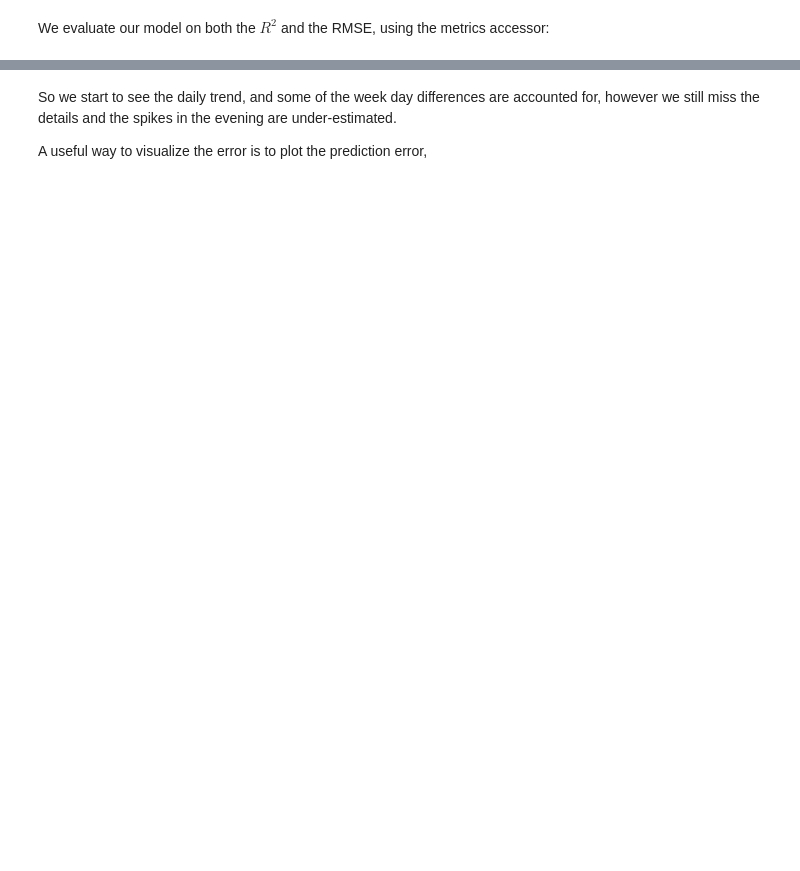
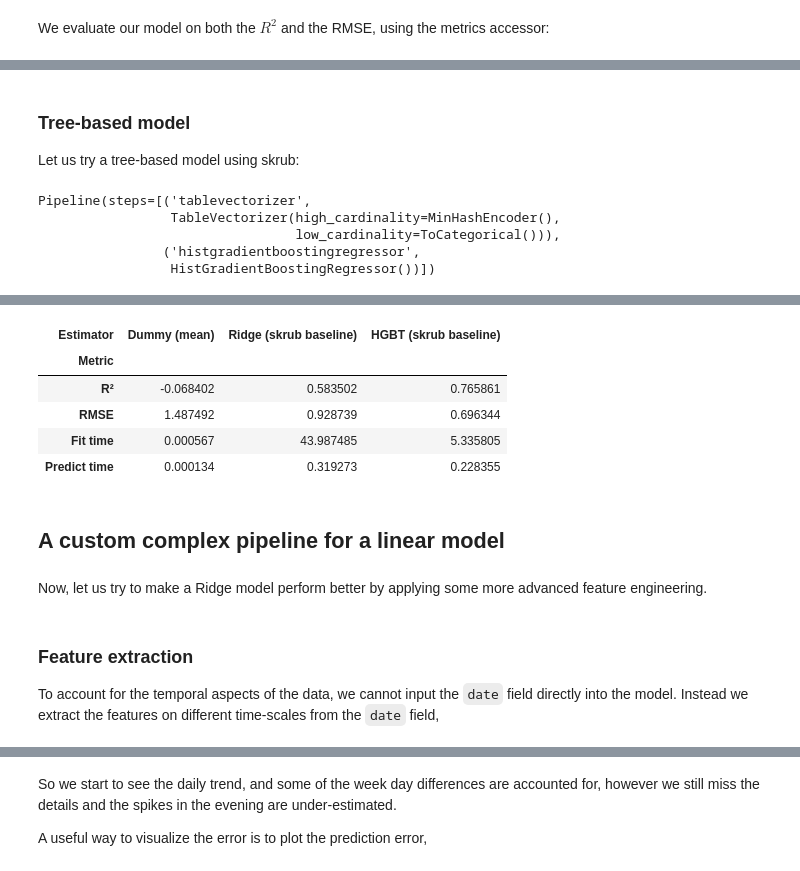
Before and after one commit to ramp-kits/bike_counters_skore, a Jupyter notebook: bike_counters_skore_starting_kit.ipynb, the cells around one changed output, grey strips where cells are left out. Drawn from its saved outputs; the diff is of its cells as text; code cells hidden in the pictures; blank space fills up the shorter version.

```diff
--- a/bike_counters_skore_starting_kit.ipynb
+++ b/bike_counters_skore_starting_kit.ipynb
@@ -254,0 +319,26 @@ pipe_report.metrics.report_metrics(data_source="test")
+# %% [markdown]
+### Tree-based model
+
+Let us try a tree-based model using skrub:
+# %%
+hgbt_skrub = tabular_learner("regressor")
+
+hgbt_report = EstimatorReport(
+    hgbt_skrub,
+    X_train=X_train,
+    X_test=X_test,
+    y_train=y_train,
+    y_test=y_test,
+)
+hgbt_report.estimator_
+# %% [output]
+Pipeline(steps=[('tablevectorizer',
+                 TableVectorizer(high_cardinality=MinHashEncoder(),
+                                 low_cardinality=ToCategorical())),
+                ('histgradientboostingregressor',
+                 HistGradientBoostingRegressor())])
+# %%
+reports_to_compare["HGBT (skrub baseline)"] = hgbt_report
+comparator = ComparisonReport(reports=reports_to_compare)
+comparator.metrics.report_metrics()
+# %% [output]
@@ -254,0 +347,14 @@ pipe_report.metrics.report_metrics(data_source="test")
+| Estimator | Dummy (mean) | Ridge (skrub baseline) | HGBT (skrub baseline) |
+| Metric |  |  |  |
+| R² | -0.068402 | 0.583502 | 0.765861 |
+| RMSE | 1.487492 | 0.928739 | 0.696344 |
+| Fit time | 0.000567 | 43.987485 | 5.335805 |
+| Predict time | 0.000134 | 0.319273 | 0.228355 |
+# %% [markdown]
+## A custom complex pipeline for a linear model
+# %% [markdown]
+Now, let us try to make a Ridge model perform better by applying some more advanced feature engineering.
+# %% [markdown]
+### Feature extraction
+
+To account for the temporal aspects of the data, we cannot input the `date` field directly into the model. Instead we extract the features on different time-scales from the `date` field,
```
Also changed, not shown: parts of 76 cells of this notebook.
